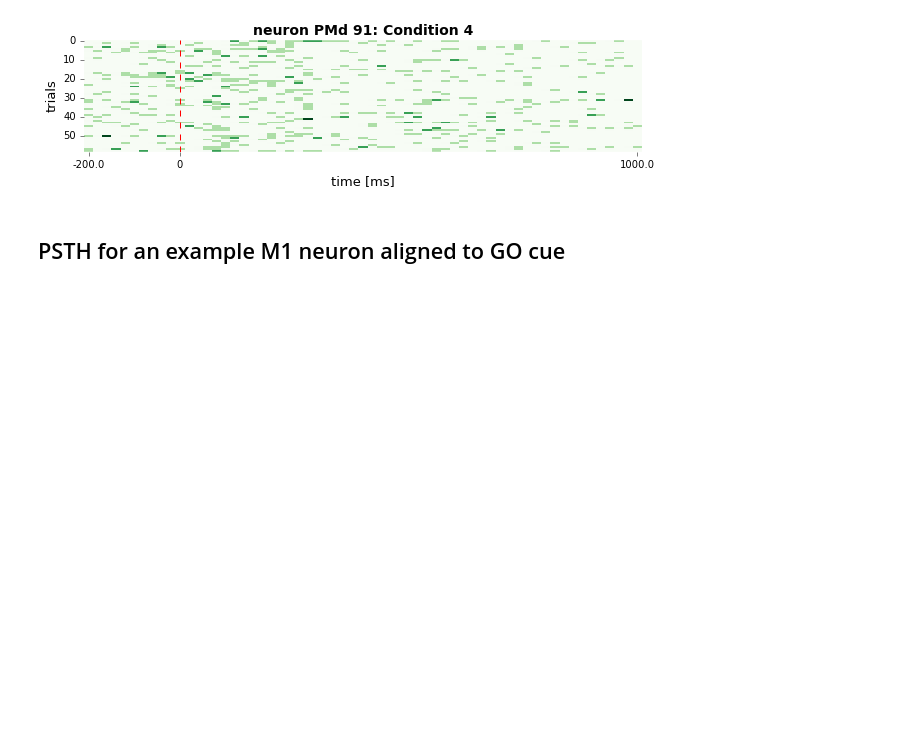
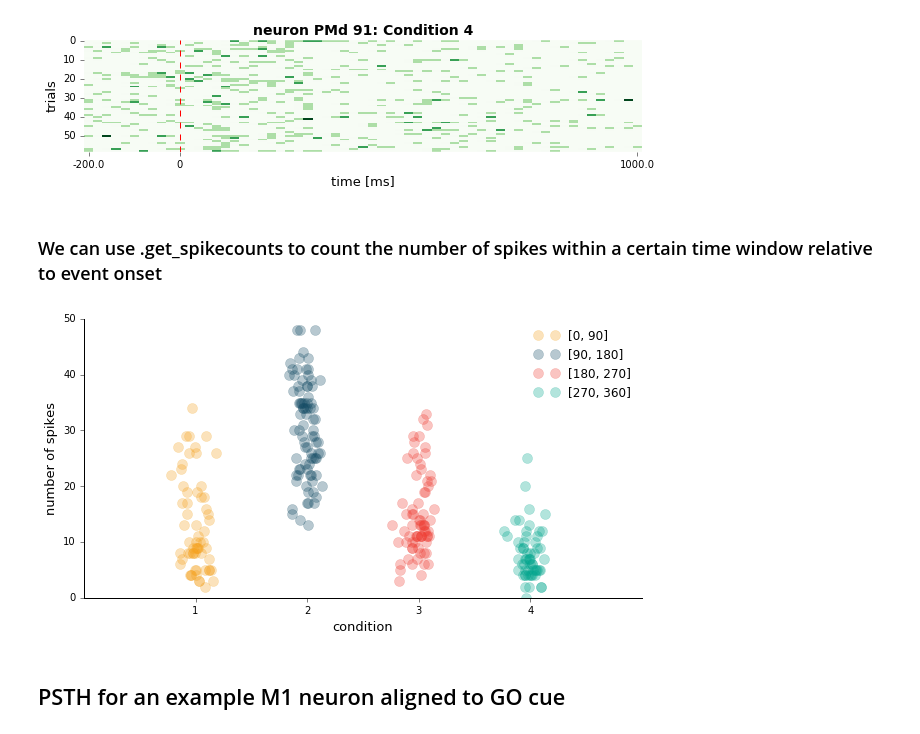
Before and after one commit to KordingLab/spykes, a Jupyter notebook: notebooks_examples/reaching_dataset_example.ipynb, the cells around one changed output. Cells and saved outputs as stored; diff of their text form; code cells hidden in the pictures; blank space fills up the shorter version.

Commit message:
added demostration for.get_spikecounts method

```diff
--- a/notebooks_examples/reaching_dataset_example.ipynb
+++ b/notebooks_examples/reaching_dataset_example.ipynb
@@ -110,6 +110,36 @@ neuron_PMd.plot_raster(rasters_PMd,
 [figure]
 [figure]
 [figure]
+# %% [markdown]
+### We can use .get_spikecounts to count the number of spikes within a certain time window relative to event onset
+# %%
+spike_counts = neuron_PMd.get_spikecounts(events=data['events']['targetOnTime'], window=[0, 1200])
+trial_type = neuron_PMd.get_trialtype(features=data['features'], conditions=conditions_by_reach)
+# %%
+# Let's visualize the spike counts per trial for each condition
+n_conditions = len(conditions_by_reach)
+colors=['#F5A21E', '#134B64', '#EF3E34', '#02A68E']
+
+plt.figure(figsize=(10,5))
+
+for i in np.arange(n_conditions):
+    idx = np.where(trial_type[:,i])[0]
+    x_noise = 0.08*np.random.randn(np.size(idx))
+    plt.plot(i+x_noise+1, spike_counts[idx],'.', color=colors[i], alpha=0.3, markersize=20)
+
+plt.xlabel('condition')
+plt.ylabel('number of spikes')
+plt.xlim([0,5])
+plt.xticks(np.arange(n_conditions)+1)
+ax = plt.gca()
+ax.spines['top'].set_visible(False)
+ax.spines['right'].set_visible(False)
+plt.tick_params(axis='y', right='off')
+plt.tick_params(axis='x', top='off')
+plt.legend(condition_names, frameon=False)
+plt.show()
+# %% [output]
+[figure, added]
 # %% [markdown]
 ## PSTH for an example M1 neuron aligned to GO cue
 # %%
```
Also changed, not shown: parts of 8 cells of this notebook.
